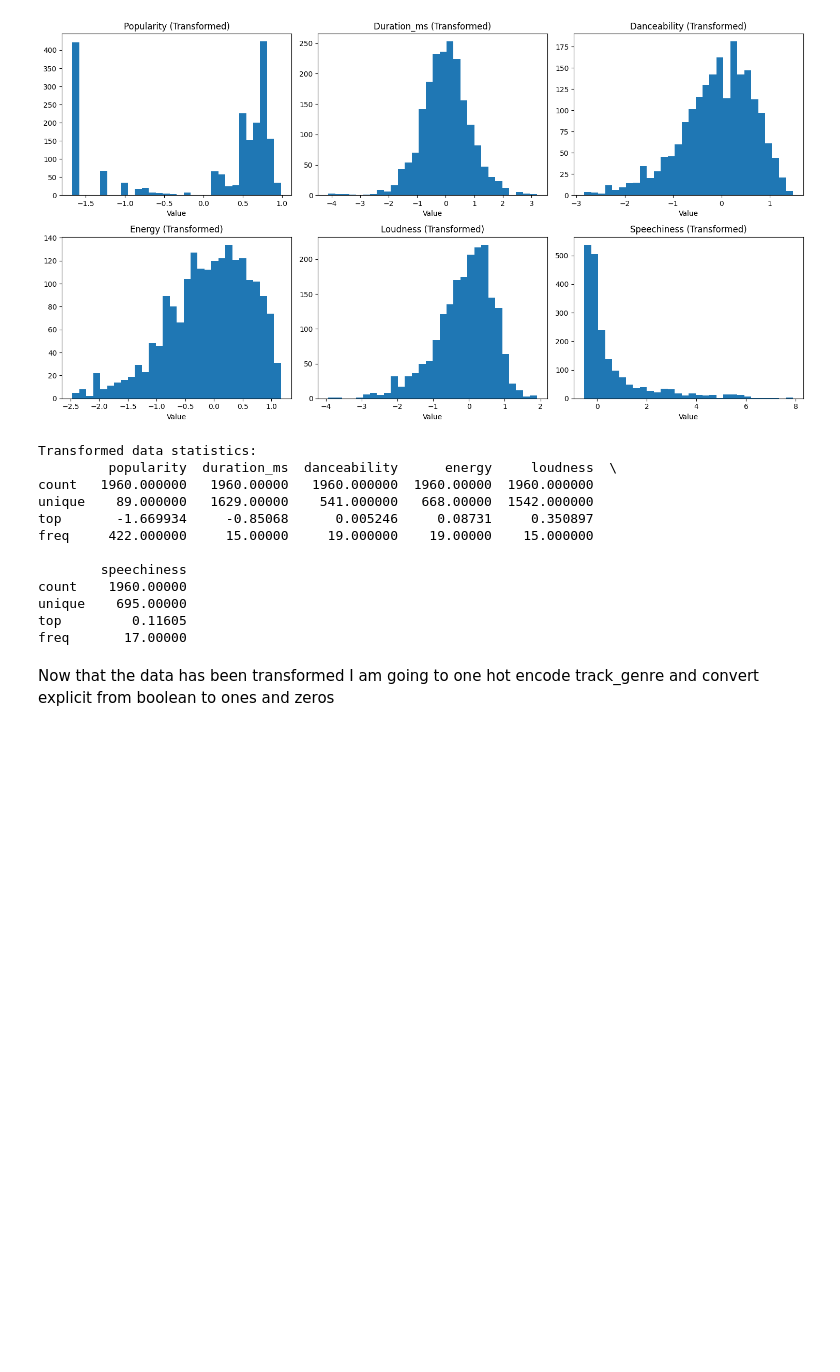
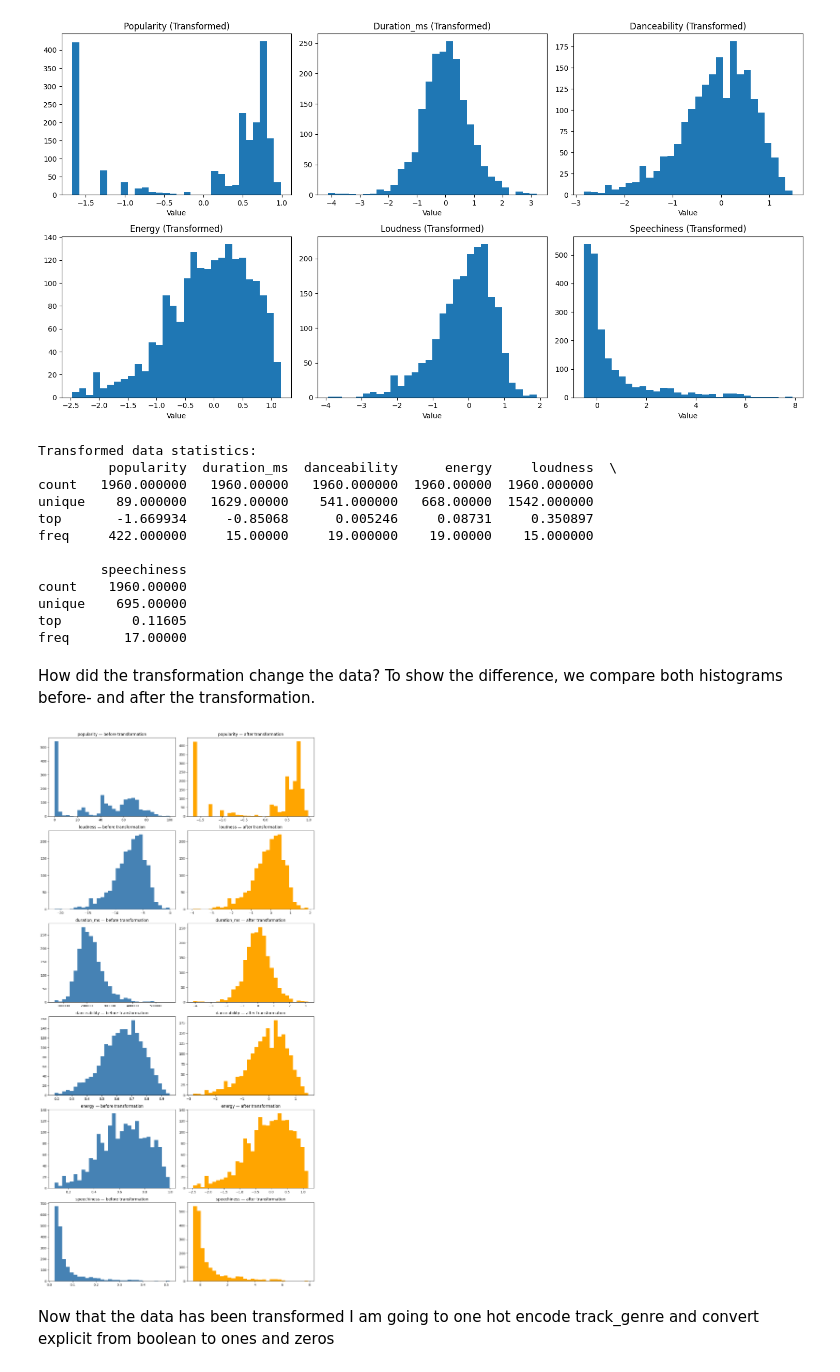
Before and after one commit to SamuelHellqvist/CS4168-DATA-MINING-UL----Project, a Jupyter notebook: Data_Preparation_notebook.ipynb, the cells around one changed output. Drawn from its saved outputs; the diff is of its cells as text; code cells hidden in the pictures; blank space fills up the shorter version.

Commit message:
add histograms to compare the effects of the transformation

```diff
--- a/Data_Preparation_notebook.ipynb
+++ b/Data_Preparation_notebook.ipynb
@@ -204,6 +204,24 @@ count    1960.00000
 unique    695.00000
 top         0.11605
 freq       17.00000
+# %% [markdown]
+How did the transformation change the data? To show the difference, we compare both histograms before- and after the transformation.
+# %%
+cols_to_compare = ['popularity', 'loudness', 'duration_ms', 'danceability', 'energy', 'speechiness']
+
+fig, axes = plt.subplots(len(cols_to_compare), 2, figsize=(12, 4 * len(cols_to_compare)))
+
+for i, col in enumerate(cols_to_compare):
+    axes[i, 0].hist(df[col].dropna(), bins=30, color='steelblue')
+    axes[i, 0].set_title(f'{col} — before transformation')
+
+    axes[i, 1].hist(df_transformed[col].astype(float), bins=30, color='orange')
+    axes[i, 1].set_title(f'{col} — after transformation')
+
+plt.tight_layout()
+plt.show()
+# %% [output]
+[figure, added]
 # %% [markdown]
 Now that the data has been transformed I am going to one hot encode track_genre and convert explicit from boolean to ones and zeros
 # %%
```
Also changed, not shown: parts of 1 cell of this notebook.
